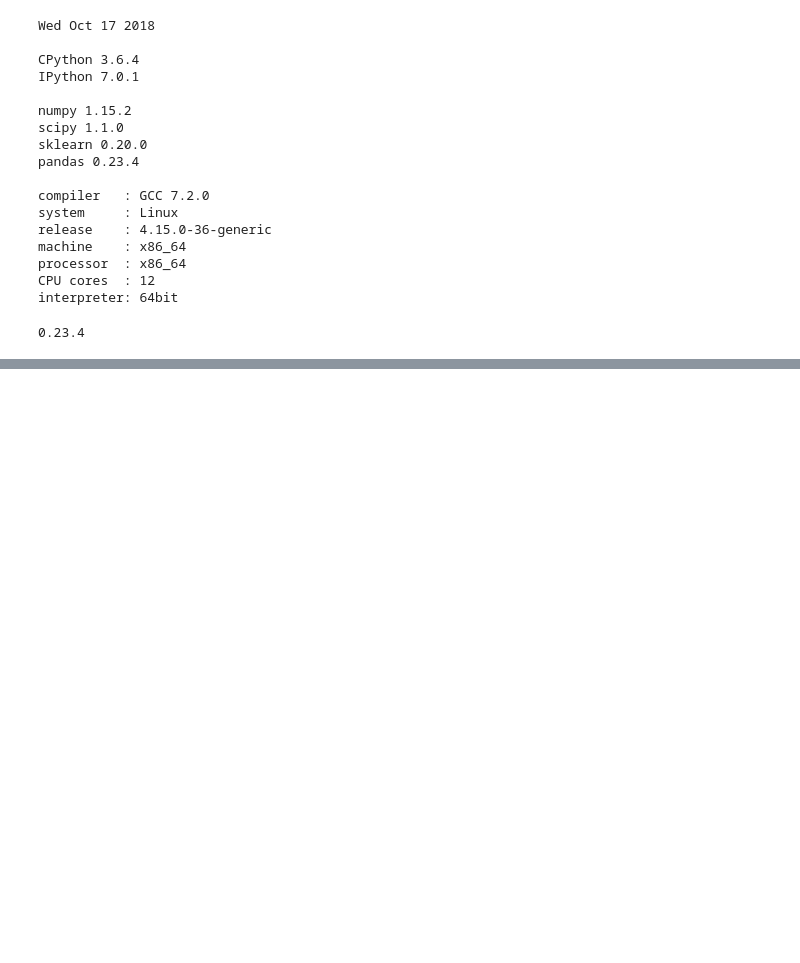
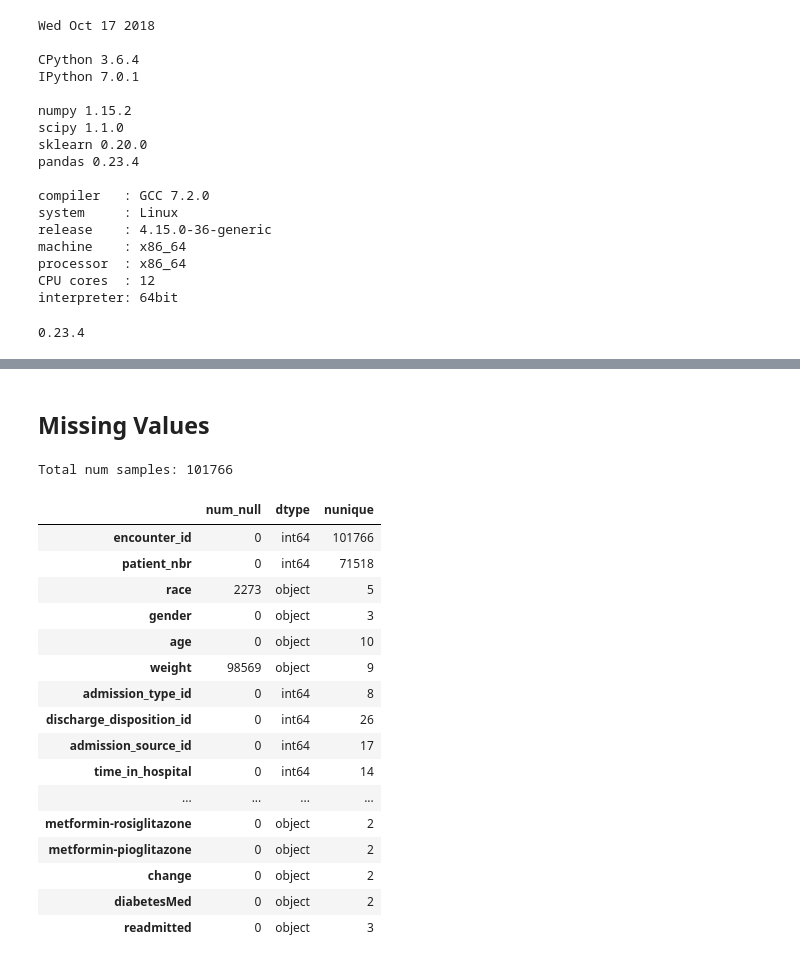
Before and after one commit to nrichards17/diabetes-pytorch, a Jupyter notebook: notebooks/00-Diabetes-Exploration.ipynb, the cells around one changed output, grey strips where cells are left out. Drawn from its saved outputs; the diff is of its cells as text; code cells hidden in the pictures; blank space fills up the shorter version.

```diff
--- a/notebooks/00-Diabetes-Exploration.ipynb
+++ b/notebooks/00-Diabetes-Exploration.ipynb
@@ -56,0 +59,9 @@ print(pd.__version__)
+# %%
+import os
+
+RAW_PATH = os.path.join(DATA_PATH, 'raw', 'diabetic_data.csv')
+
+raw_df = pd.read_csv(RAW_PATH, na_values='?')
+
+print(raw_df.shape)
+display(raw_df.head())
@@ -56,0 +76,32 @@ print(pd.__version__)
+# %% [markdown]
+## Missing Values
+# %%
+print(f'Total num samples: {raw_df.shape[0]} \n')
+
+null_df = raw_df.isnull().sum()
+dtypes_df = raw_df.dtypes
+nunique_df = raw_df.nunique()
+
+summary_df = pd.concat([null_df, dtypes_df, nunique_df], axis=1)
+summary_df.columns = ['num_null', 'dtype', 'nunique']
+
+display(summary_df)
+# %% [output]
+Total num samples: 101766
+|  | num_null | dtype | nunique |
+| encounter_id | 0 | int64 | 101766 |
+| patient_nbr | 0 | int64 | 71518 |
+| race | 2273 | object | 5 |
+| gender | 0 | object | 3 |
+| age | 0 | object | 10 |
+| weight | 98569 | object | 9 |
+| admission_type_id | 0 | int64 | 8 |
+| discharge_disposition_id | 0 | int64 | 26 |
+| admission_source_id | 0 | int64 | 17 |
+| time_in_hospital | 0 | int64 | 14 |
+| ... | ... | ... | ... |
+| metformin-rosiglitazone | 0 | object | 2 |
+| metformin-pioglitazone | 0 | object | 2 |
+| change | 0 | object | 2 |
+| diabetesMed | 0 | object | 2 |
+| readmitted | 0 | object | 3 |
```
Also changed, not shown: parts of 4 cells of this notebook.
